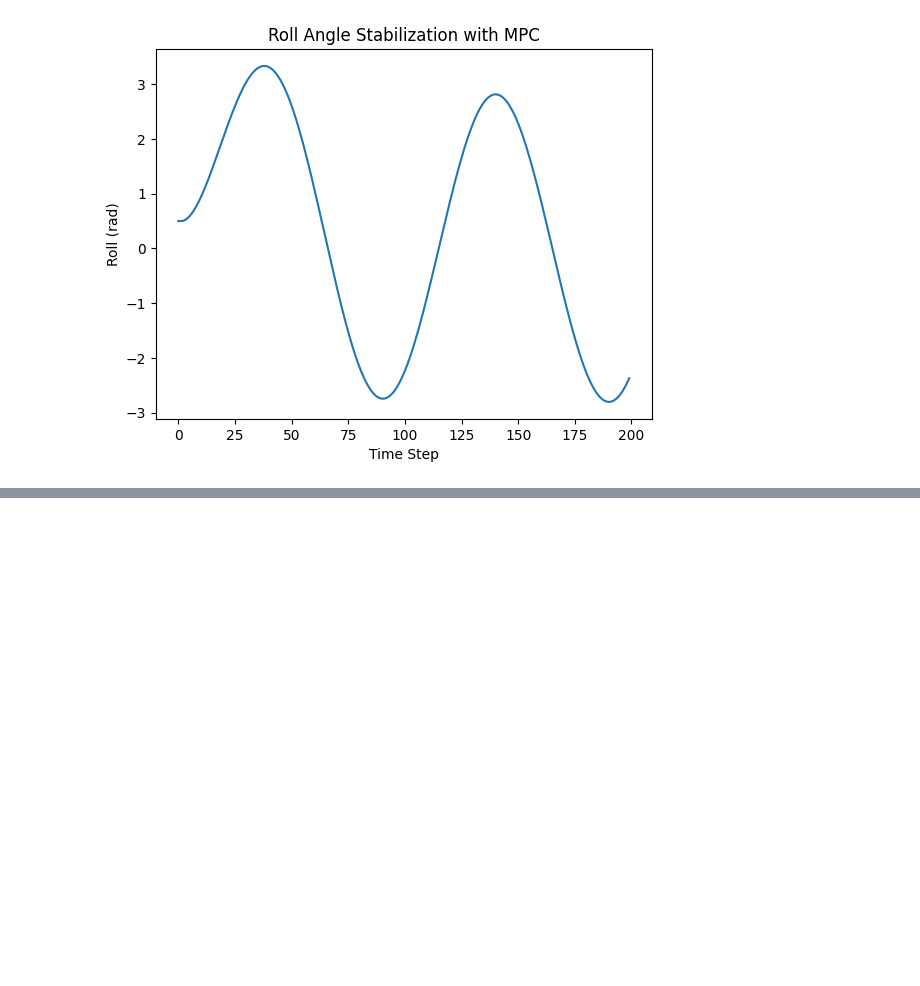
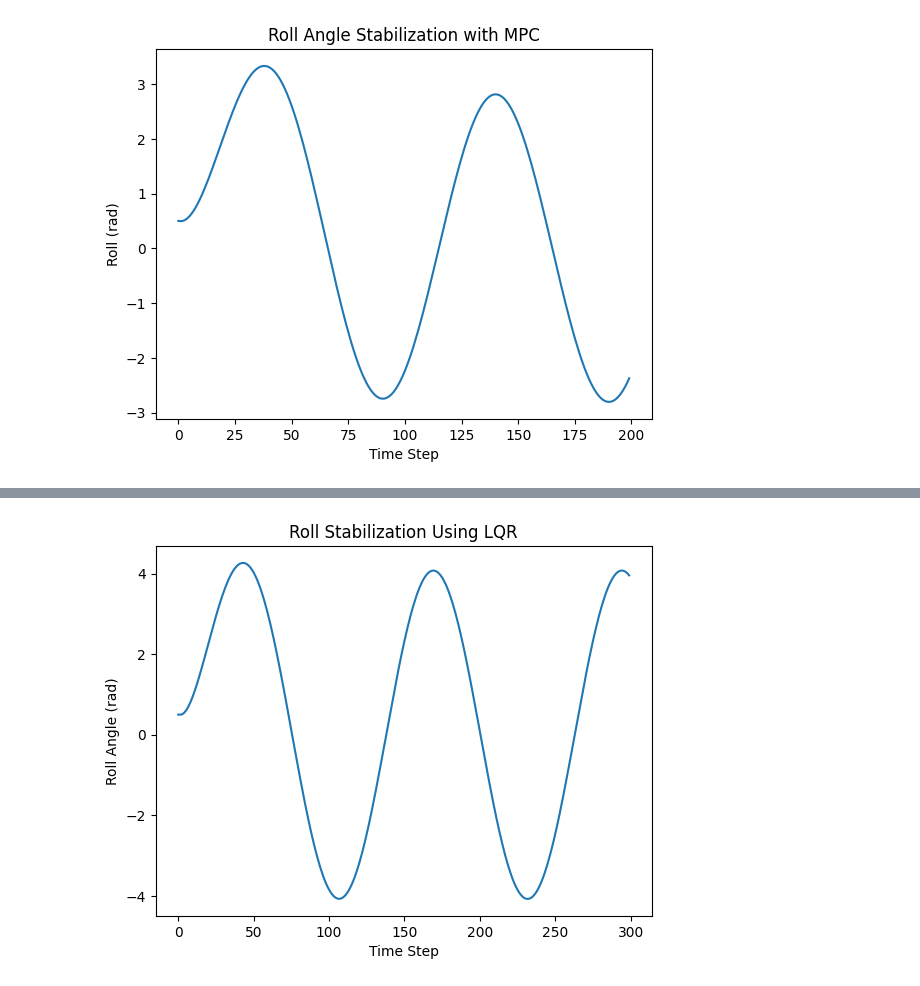
Before and after one commit to click-b8/Gyro-Stabilization-Platform-, a Jupyter notebook: MedMNIST_WAVE_Control_Algorithm.ipynb, the cells around one changed output, grey strips where cells are left out. Saved outputs shown, nothing was run; the diff lists cells and outputs as text; code cells hidden in the pictures; blank space fills up the shorter version.

```diff
--- a/MedMNIST_WAVE_Control_Algorithm.ipynb
+++ b/MedMNIST_WAVE_Control_Algorithm.ipynb
@@ -770,0 +773,79 @@ EXIT: Optimal Solution Found.
+# %%
+import numpy as np
+from scipy import linalg
+import matplotlib.pyplot as plt
+
+# -------------------------
+# Physical Parameters
+# -------------------------
+J = 0.05      # inertia
+b = 0.02      # damping
+Ts = 0.02     # sampling time
+
+# -------------------------
+# Continuous Model
+# -------------------------
+A = np.array([[0, 1],
+              [0, -b/J]])
+
+B = np.array([[0],
+              [1/J]])
+
+# -------------------------
+# Discretization
+# -------------------------
+Ad = np.eye(2) + A*Ts
+Bd = B*Ts
+
+# -------------------------
+# LQR Weights
+# -------------------------
+Q = np.diag([200, 20])  # penalize angle heavily
+R = np.array([[0.1]])   # penalize torque
+
+# -------------------------
+# Solve Discrete Riccati
+# -------------------------
+P = linalg.solve_discrete_are(Ad, Bd, Q, R)
+K = np.linalg.inv(R + Bd.T @ P @ Bd) @ (Bd.T @ P @ Ad)
+
+print("LQR Gain K:", K)
+
+# -------------------------
+# Simulation
+# -------------------------
+steps = 300
+state = np.array([0.5, 0.0])  # initial roll disturbance
+
+roll_history = []
+control_history = []
+
+for t in range(steps):
+
+    # Simulated sea disturbance (Sea State 5 example)
+    disturbance = 0.3*np.sin(2*np.pi*0.4*t*Ts)
+
+    # LQR Control
+    u = -K @ state
+
+    # Apply torque limits (motor constraint)
+    tau_max = 2.0
+    u = np.clip(u, -tau_max, tau_max)
+
+    # Update system
+    state = Ad @ state + Bd.flatten()*u
+    state[0] += disturbance
+
+    roll_history.append(state[0])
+    control_history.append(u[0])
+
+# -------------------------
+# Plot
+# -------------------------
+plt.figure()
+plt.plot(roll_history)
+plt.title("Roll Stabilization Using LQR")
+plt.xlabel("Time Step")
+plt.ylabel("Roll Angle (rad)")
+plt.show()
+# %% [output]
@@ -770,0 +853 @@ EXIT: Optimal Solution Found.
+[figure, added]
```
Also changed, not shown: parts of 3 cells of this notebook.
